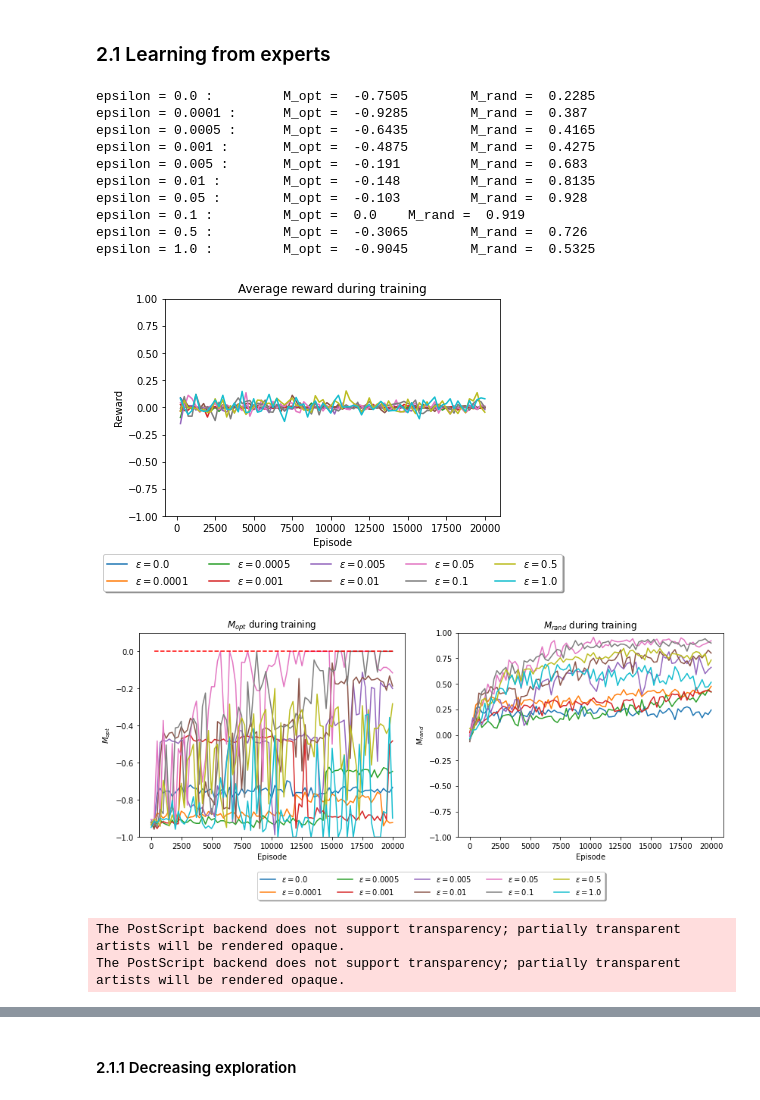
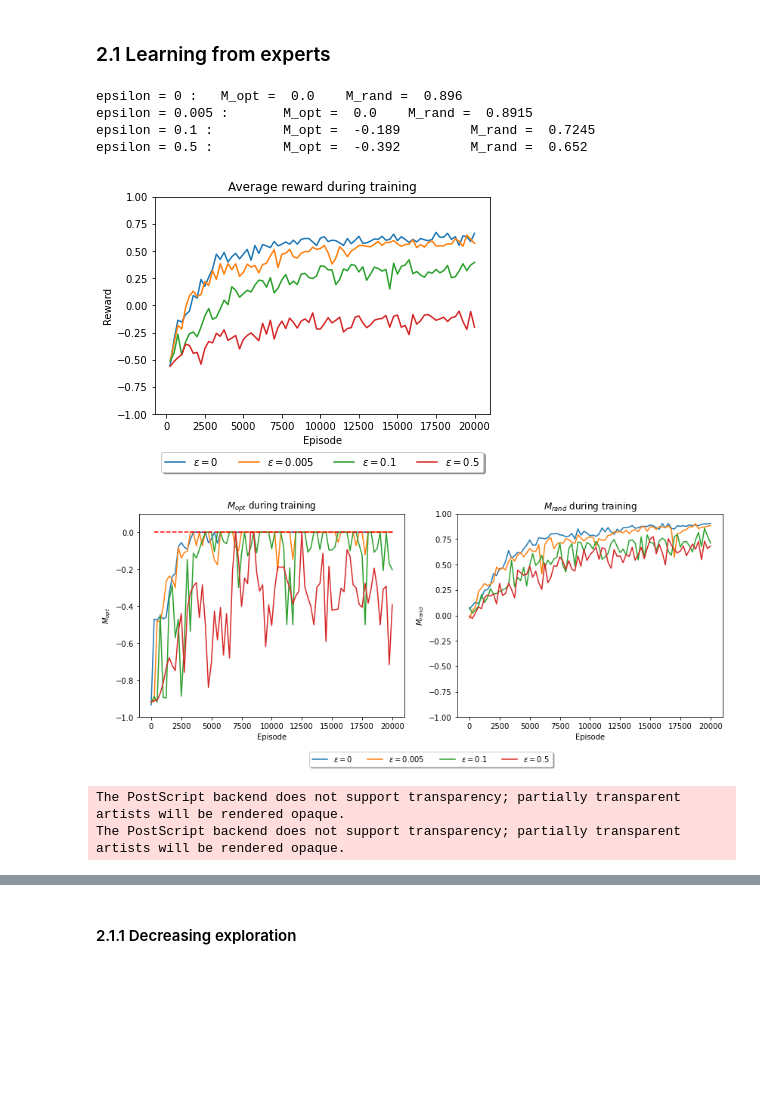
Before and after one commit to IvanBioli/ANN_Project, a Jupyter notebook: code/mini_project_1.ipynb, the cells around one changed output, grey strips where cells are left out. Drawn from its saved outputs; the diff is of its cells as text; code cells hidden in the pictures; blank space fills up the shorter version.

```diff
--- a/code/mini_project_1.ipynb
+++ b/code/mini_project_1.ipynb
@@ -19,10 +19,11 @@ load = True
 # %%
 def epsilon_greedy_action(grid, Q, epsilon):
     """
-    Performs a (1-epsilon)-greedy action starting from the given state and the given Q-values
+    Performs a (1-epsilon)-greedy action starting from a given state and given Q-values
     :param grid: current state
     :param Q: current Q-values
     :param epsilon: exploration parameter
+    :return: the chosen action
     """
     # get the available positions
     avail_indices, avail_mask = available(grid)
@@ -39,13 +40,13 @@ def epsilon_greedy_action(grid, Q, epsilon):
 
 class QPlayer:
     """
-    Class for an agent which plays according to the current updates of the Q-values during the learning
+    Class to implement a player that plays according to the greedy policy defined by (empirical estimastes of) the Q-values.
     """
     def __init__(self, Q, player='X'):
         """
         __init__
         :param self: self
-        :param Q: current Q-values
+        :param Q: Q-values
         :param player: 'X' or 'O'
         """
         self.Q = Q # initialize Q-values
@@ -101,7 +102,7 @@ def measure_performance(player_1, player_2, num_episodes = 500):
 def running_average(vec, windows_size = 250):
     """
     Computes the running average of vec every windows_size elements
-    Example: if windows_size=250 then it computes the mean of vec from 1 to 250, from 251 to 500 and so on...
+        Example: if windows_size=250 then it computes the mean of vec from 1 to 250, from 251 to 500 and so on.
     :param vec: numpy.ndarray
     :param windows_size: windows_size
     :return: mean of vec every windows_size elements
@@ -111,7 +112,7 @@ def running_average(vec, windows_size = 250):
 
 def encode_state(state):
     """
-    Constructs bytes containing the raw data bytes in the array.
+    Construct Python bytes containing the raw data bytes in the array representing the state.
     :param state: numpy.ndarray
     :return: the bytes representation of the state
     """
@@ -119,9 +120,11 @@ def encode_state(state):
 
 def available(grid):
     """
-    Getter for the available positions given a grid
+    Return available positions given a grid
     :param grid: current state
-    :return: the list of available indices and a list of bool which is True in available positions, False otherwise
+    :return:
+        - avail_indices: list of available indices
+        - avail_mask: list of bool which is True in available positions, False otherwise
     """
     avail_indices = []
     avail_mask = [False] * 9
@@ -295,12 +307,13 @@ def q_learning_self_practice(env, alpha = 0.5, gamma = 0.99, num_episodes = 2000
 # %%
 def plot_stats(stats_dict, vec_var, var_name, var_legend_name, save = False, decaying_exploration=False):
     """
-    Creates the plots for reward and M_opt, M_rand
-    @param stats_dict: dictionary containing all the stats
-    @param vec_var: vector of all the variables
-    @param var_name: variables name
-    @param var_legend_name: variables name for the legend
-    @param save: true to save figures in output folder
+    Creates the plots for reward, M_opt, M_rand
+    :param stats_dict: dictionary containing the training statistics
+    :param vec_var: vector of variables to plot (need to be keys of stats_dict)
+    :param var_name: variables name for the purpose of saving the plots
+    :param var_legend_name: variables name for the legend (latex format)
+    :param save: True to save figures in output folder
+    :param decaying_exploration: True to plot the episode at which the decay stops and the exploration rate becomes constant
     """
     # creating the environment for the two plots
     fig_reward, ax_reward = plt.subplots()
@@ -339,11 +352,11 @@ def plot_stats(stats_dict, vec_var, var_name, var_legend_name, save = False, dec
     ax_reward.set_ylabel('Reward')
     ax_reward.set_title('Average reward during training')
     ax_reward.legend(loc='upper center', bbox_to_anchor=(0.5, -0.15),
-                     fancybox=True, shadow=True, ncol=5, fontsize=10)  # legend below outside the plot
+                     fancybox=True, shadow=True, ncol=4, fontsize=10)  # legend below outside the plot
 
 
     ax[0].hlines(y=0, xmin=x_reward[0], xmax=x_reward[-1],
-                 color='r', linestyle='--') # plot also the zero line for M_opt, as it is the highest M_opt achieved
+                 color='r', linestyle='--') # plot also the zero line for M_opt, as it is the highest M_opt achievable
     ax[0].set_ylim([-1,0.1])
     ax[0].set_xlabel('Episode')
     ax[0].set_ylabel('$M_{opt}$')
@@ -363,10 +376,10 @@ def plot_stats(stats_dict, vec_var, var_name, var_legend_name, save = False, dec
         output_folder = os.path.join(os.getcwd(), 'figures') # set the output folder
         os.makedirs(output_folder, exist_ok=True)
         # saving figures in "eps" format
-        fig_performance.savefig(output_folder + '/performance_'+var_name+'.png')
-        fig_reward.savefig(output_folder + '/rewards_'+var_name+'.png')
-        fig_performance.savefig(output_folder + '/performance_'+var_name+'.eps', format='eps')
-        fig_reward.savefig(output_folder + '/rewards_'+var_name+'.eps', format='eps')
+        fig_performance.savefig(output_folder + '/performance_'+var_name+'.png', bbox_inches='tight')
+        fig_reward.savefig(output_folder + '/rewards_'+var_name+'.png', bbox_inches='tight')
+        fig_performance.savefig(output_folder + '/performance_'+var_name+'.eps', format='eps', bbox_inches='tight')
+        fig_reward.savefig(output_folder + '/rewards_'+var_name+'.eps', format='eps', bbox_inches='tight')
 # %% [markdown]
 ## 2. Q-Learning
 # %%
@@ -423,25 +436,19 @@ if not load:
 # %%
 if load:
     output_folder = os.path.join(os.getcwd(), 'results')
     os.makedirs(output_folder, exist_ok=True)
-    fname = output_folder + '/stats_dict_eps_self.pkl'
+    fname = output_folder + '/stats_dict_eps.pkl'
     with open(fname, 'rb') as handle:
         stats_dict_eps = pickle.load(handle)
 
 plot_stats(stats_dict_eps, epsilon_vec_plot, "epsilon", "\epsilon", save=True)
 # %% [output]
-epsilon = 0.0 :         M_opt =  -0.7505        M_rand =  0.2285
-epsilon = 0.0001 :      M_opt =  -0.9285        M_rand =  0.387
-epsilon = 0.0005 :      M_opt =  -0.6435        M_rand =  0.4165
-epsilon = 0.001 :       M_opt =  -0.4875        M_rand =  0.4275
-epsilon = 0.005 :       M_opt =  -0.191         M_rand =  0.683
-epsilon = 0.01 :        M_opt =  -0.148         M_rand =  0.8135
-epsilon = 0.05 :        M_opt =  -0.103         M_rand =  0.928
-epsilon = 0.1 :         M_opt =  0.0    M_rand =  0.919
-epsilon = 0.5 :         M_opt =  -0.3065        M_rand =  0.726
-epsilon = 1.0 :         M_opt =  -0.9045        M_rand =  0.5325
+epsilon = 0 :   M_opt =  0.0    M_rand =  0.896
+epsilon = 0.005 :       M_opt =  0.0    M_rand =  0.8915
+epsilon = 0.1 :         M_opt =  -0.189         M_rand =  0.7245
+epsilon = 0.5 :         M_opt =  -0.392         M_rand =  0.652
-[figure, old version]
+[figure, new version]
-[figure, old version]
+[figure, new version]
 The PostScript backend does not support transparency; partially transparent artists will be rendered opaque.
 The PostScript backend does not support transparency; partially transparent artists will be rendered opaque.
 # %%
```
Also changed, not shown: parts of 9 cells of this notebook, 27 other files.
